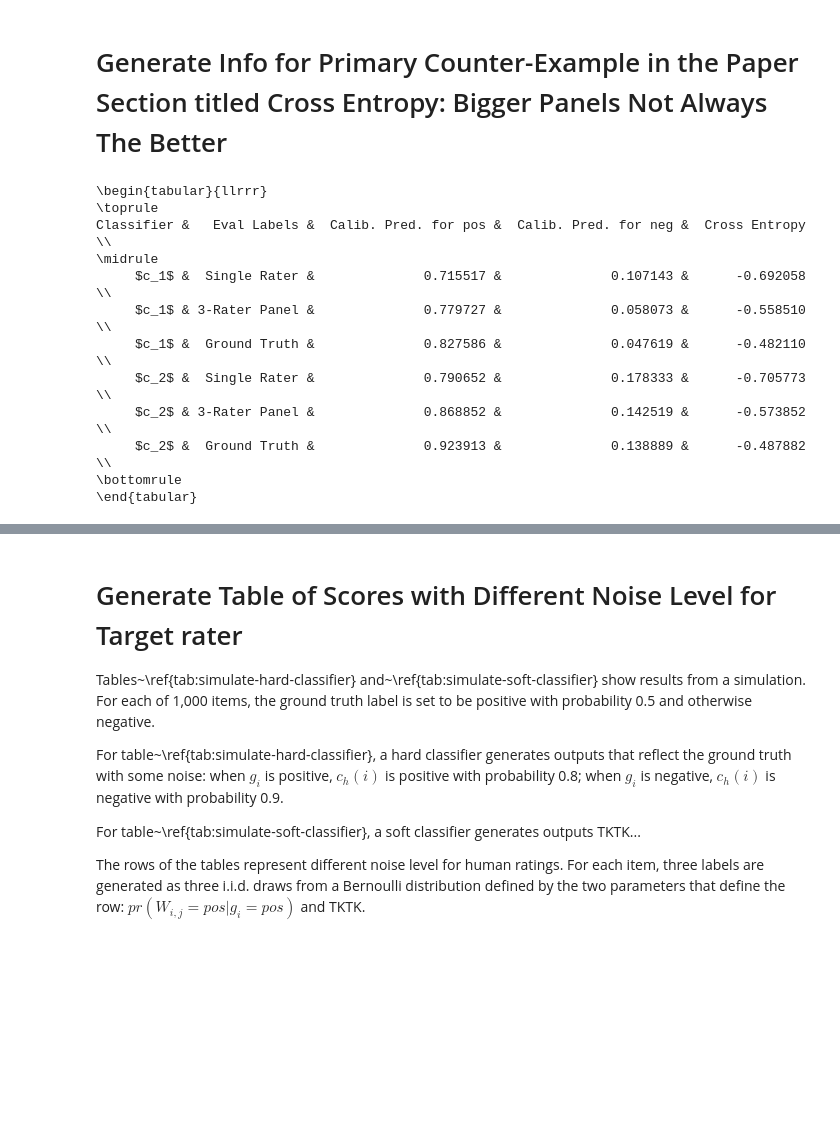
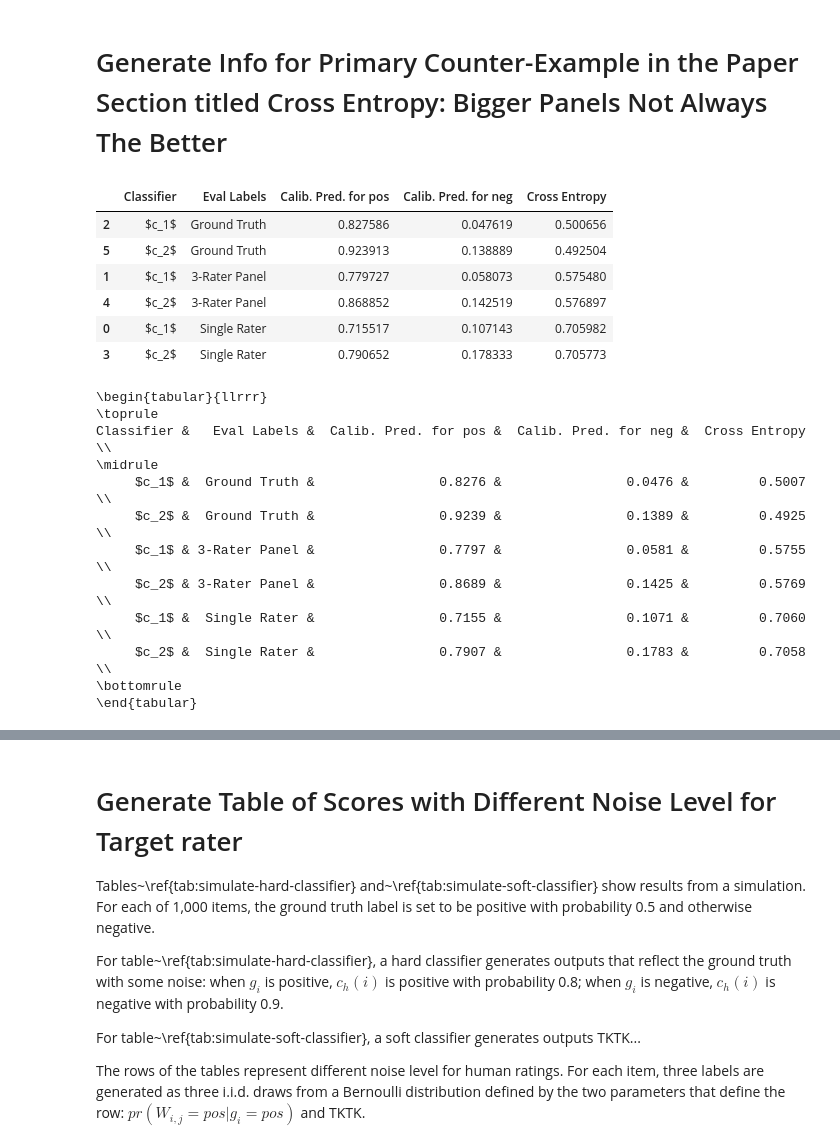
Before and after one commit to presnick/surveyequivalence, a Jupyter notebook: simulations/simulations_notebook.ipynb, the cells around one changed output, grey strips where cells are left out. Cells and saved outputs as stored; diff of their text form; code cells hidden in the pictures; blank space fills up the shorter version.

```diff
--- a/simulations/simulations_notebook.ipynb
+++ b/simulations/simulations_notebook.ipynb
@@ -698,10 +881,14 @@ class PowerCurve:
 # %% [markdown]
 # Generate Info for Primary Counter-Example in the Paper Section titled Cross Entropy: Bigger Panels Not Always The Better
 # %%
-s = Scenario(p_GTpos=.5,
-                p_raterpos_given_posGT=.85,
-                p_raterpos_given_negGT=.07,
-                p_classifierpos_given_posGT=.96,
-                p_classifierpos_given_negGT=.2,
-                source_combiner="majority",
-                scorer="cross_entropy")
+s = Scenario(
+    p_GTpos=0.5,
+    p_raterpos_given_posGT=0.85,
+    p_raterpos_given_negGT=0.07,
+    p_classifierpos_given_posGT=0.96,
+    p_classifierpos_given_negGT=0.2,
+    source_combiner="ABC_soft",
+    scorer="cross_entropy",
+)
+
+s.compute_power_curves([1], [1, 3, "inf"])
@@ -710,18 +895,32 @@ s.compute_power_curves([1], [1, 3, "inf"])
+# %%
+s.output_cross_entropy_df()
+# %% [output]
+|  | Classifier | Eval Labels | Calib. Pred. for pos | Calib. Pred. for neg | Cross Entropy |
+| 2 | $c_1$ | Ground Truth | 0.827586 | 0.047619 | 0.500656 |
+| 5 | $c_2$ | Ground Truth | 0.923913 | 0.138889 | 0.492504 |
+| 1 | $c_1$ | 3-Rater Panel | 0.779727 | 0.058073 | 0.575480 |
+| 4 | $c_2$ | 3-Rater Panel | 0.868852 | 0.142519 | 0.576897 |
+| 0 | $c_1$ | Single Rater | 0.715517 | 0.107143 | 0.705982 |
+| 3 | $c_2$ | Single Rater | 0.790652 | 0.178333 | 0.705773 |
 # %%
-# s.output_cross_entropy_df()
-# convert to latex
-print(s.output_cross_entropy_df().to_latex(index=False, float_format="%.6f", escape=False))
+# Convert the sorted DataFrame to LaTeX
+latex_output = s.output_cross_entropy_df().to_latex(
+    index=False, float_format="%.4f", escape=False
+)
+
+# Print the LaTeX output
+print(latex_output)
 # %% [output]
 \begin{tabular}{llrrr}
 \toprule
 Classifier &   Eval Labels &  Calib. Pred. for pos &  Calib. Pred. for neg &  Cross Entropy \\
 \midrule
-     $c_1$ &  Single Rater &              0.715517 &              0.107143 &      -0.692058 \\
-     $c_1$ & 3-Rater Panel &              0.779727 &              0.058073 &      -0.558510 \\
-     $c_1$ &  Ground Truth &              0.827586 &              0.047619 &      -0.482110 \\
-     $c_2$ &  Single Rater &              0.790652 &              0.178333 &      -0.705773 \\
-     $c_2$ & 3-Rater Panel &              0.868852 &              0.142519 &      -0.573852 \\
-     $c_2$ &  Ground Truth &              0.923913 &              0.138889 &      -0.487882 \\
+     $c_1$ &  Ground Truth &                0.8276 &                0.0476 &         0.5007 \\
+     $c_2$ &  Ground Truth &                0.9239 &                0.1389 &         0.4925 \\
+     $c_1$ & 3-Rater Panel &                0.7797 &                0.0581 &         0.5755 \\
+     $c_2$ & 3-Rater Panel &                0.8689 &                0.1425 &         0.5769 \\
+     $c_1$ &  Single Rater &                0.7155 &                0.1071 &         0.7060 \\
+     $c_2$ &  Single Rater &                0.7907 &                0.1783 &         0.7058 \\
 \bottomrule
 \end{tabular}
 # %%
```
Also changed, not shown: parts of 213 cells of this notebook.
